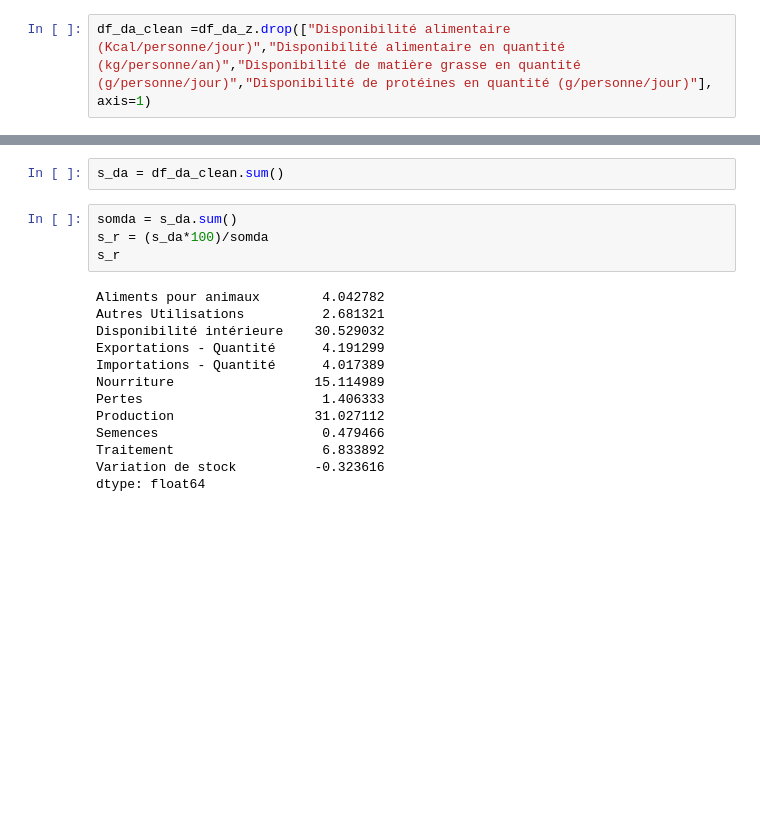
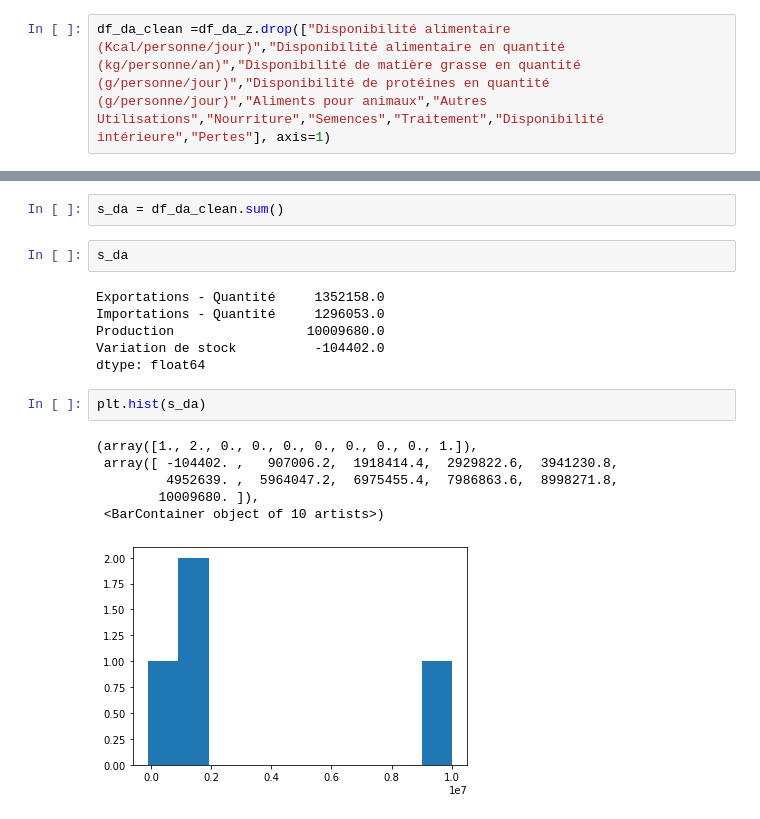
Before and after one commit to Valeeew/P4, a Jupyter notebook: etude_sante_publique.ipynb, the cells around one changed output, grey strips where cells are left out. Cells and saved outputs as stored; diff of their text form; blank space fills up the shorter version.

```diff
--- a/etude_sante_publique.ipynb
+++ b/etude_sante_publique.ipynb
@@ -148,4 +150,4 @@ nb_theorique_v
 # %% [output]
 6904305.684600402
 # %%
-df_da_clean =df_da_z.drop(["Disponibilité alimentaire (Kcal/personne/jour)","Disponibilité alimentaire en quantité (kg/personne/an)","Disponibilité de matière grasse en quantité (g/personne/jour)","Disponibilité de protéines en quantité (g/personne/jour)"], axis=1)
+df_da_clean =df_da_z.drop(["Disponibilité alimentaire (Kcal/personne/jour)","Disponibilité alimentaire en quantité (kg/personne/an)","Disponibilité de matière grasse en quantité (g/personne/jour)","Disponibilité de protéines en quantité (g/personne/jour)","Aliments pour animaux","Autres Utilisations","Nourriture","Semences","Traitement","Disponibilité intérieure","Pertes"], axis=1)
@@ -171,19 +156,19 @@ df_da_clean
 # %%
 s_da = df_da_clean.sum()
 # %%
-somda = s_da.sum()
-s_r = (s_da*100)/somda
-s_r
+s_da
 # %% [output]
-Aliments pour animaux        4.042782
-Autres Utilisations          2.681321
-Disponibilité intérieure    30.529032
-Exportations - Quantité      4.191299
-Importations - Quantité      4.017389
-Nourriture                  15.114989
-Pertes                       1.406333
-Production                  31.027112
-Semences                     0.479466
-Traitement                   6.833892
-Variation de stock          -0.323616
+Exportations - Quantité     1352158.0
+Importations - Quantité     1296053.0
+Production                 10009680.0
+Variation de stock          -104402.0
 dtype: float64
+# %%
+plt.hist(s_da)
+# %% [output]
+(array([1., 2., 0., 0., 0., 0., 0., 0., 0., 1.]),
+ array([ -104402. ,   907006.2,  1918414.4,  2929822.6,  3941230.8,
+         4952639. ,  5964047.2,  6975455.4,  7986863.6,  8998271.8,
+        10009680. ]),
+ <BarContainer object of 10 artists>)
+[figure, added]
```
Also changed, not shown: parts of 3 cells of this notebook.
